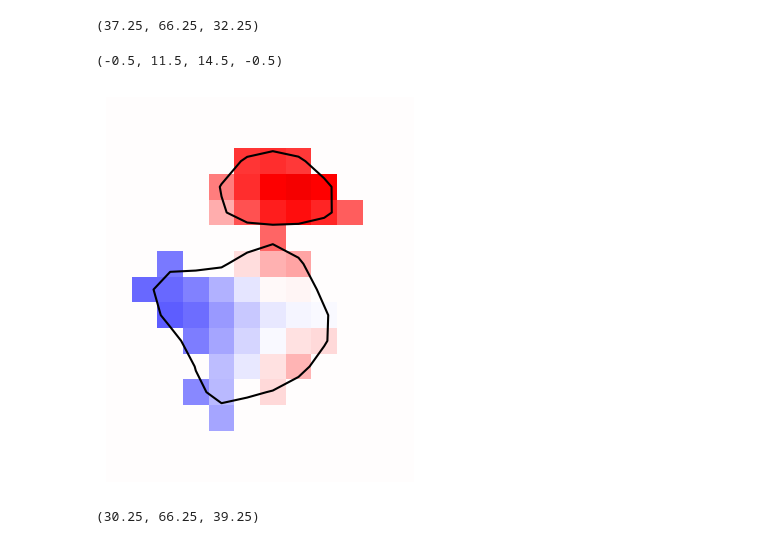
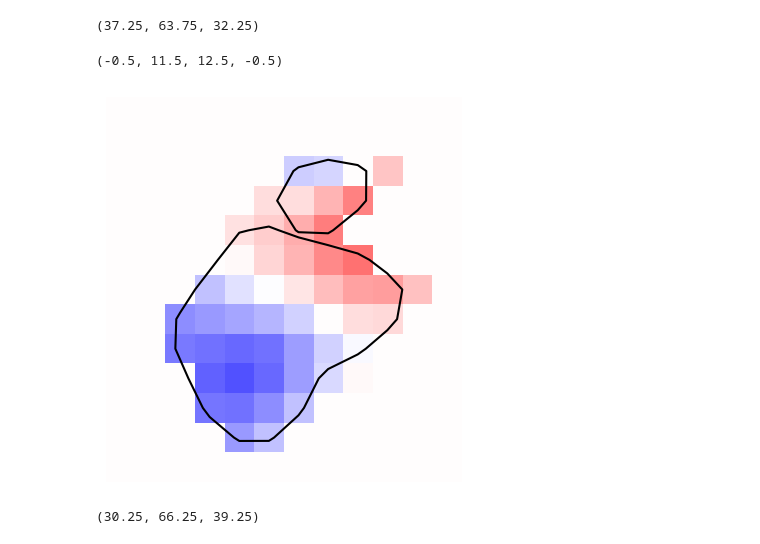
Before and after one commit to zhenfu-wen01/threat-mvpa, a Jupyter notebook: mvpa_plot_threat_circuit_patterns.ipynb, the cells around one changed output. Drawn from its saved outputs; the diff is of its cells as text; code cells hidden in the pictures.

```diff
--- a/mvpa_plot_threat_circuit_patterns.ipynb
+++ b/mvpa_plot_threat_circuit_patterns.ipynb
@@ -58,43 +58,43 @@ vmax = 3
 fig_size = (5,5)
 # %%
 # amygdala slice
-amyg_slice = [-22,0,-14]
+amyg_slice = [-22,-5,-14]
 coord = image.coord_transform(amyg_slice[0], amyg_slice[1], amyg_slice[2], np.linalg.inv(img.affine))
 
 print(coord)
 
-d = img.get_fdata()[:,65][30:42][:,20:35].copy()
+d = img.get_fdata()[:,63][30:42][:,23:36].copy()
 d = np.rot90(d)
 
 
-r = fear_img.get_fdata()[:,65][30:42][:,20:35].copy()
+r = fear_img.get_fdata()[:,63][30:42][:,23:36].copy()
 r = np.rot90(r)
 r[d==0] = 0
 r[r!=1] = 0
 r[r!=0] = 1
 r = scipy.ndimage.filters.gaussian_filter(r, 1, mode='constant')
 
 
 
-r1 = fear_img.get_fdata()[:,65][30:42][:,20:35].copy()
+r1 = fear_img.get_fdata()[:,63][30:42][:,23:36].copy()
 r1 = np.rot90(r1)
 r1[d==0] = 0
 r1[r1!=2] = 0
 r1[r1!=0] = 1
 r1 = scipy.ndimage.filters.gaussian_filter(r1, 1, mode='constant')
 
 fig, ax = plt.subplots()
 fig.set_size_inches(fig_size)
 ax.imshow(r)
 ax.contour(r, levels=[0.5], colors='k')
 ax.contour(r1, levels=[0.5], colors='k')
 ax.imshow(d, cmap='seismic', vmax=vmax, vmin=vmin)
 
 plt.axis("off")
 # %% [output]
-(37.25, 66.25, 32.25)
+(37.25, 63.75, 32.25)
-(-0.5, 11.5, 14.5, -0.5)
+(-0.5, 11.5, 12.5, -0.5)
-[figure, old version]
+[figure, new version]
 # %%
 # insular cortex slice
 ins_slice = [-36,0,0]
```
Also changed, not shown: parts of 1 cell of this notebook, 8 other files.
